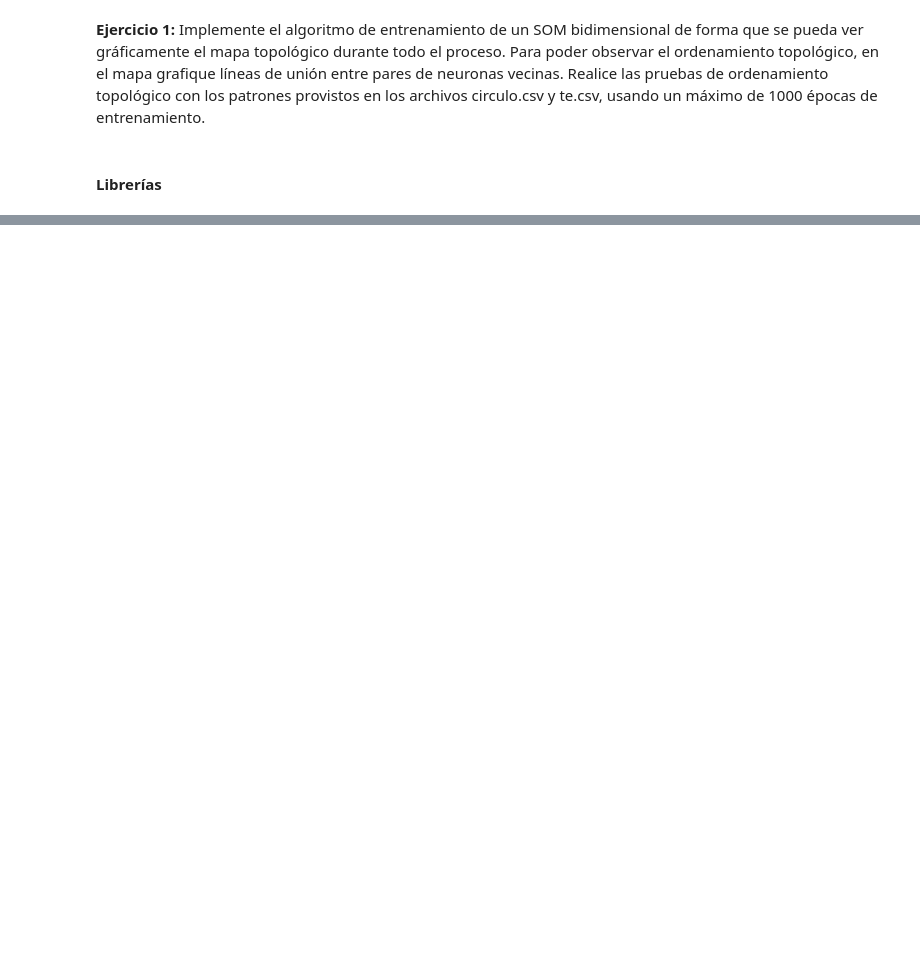
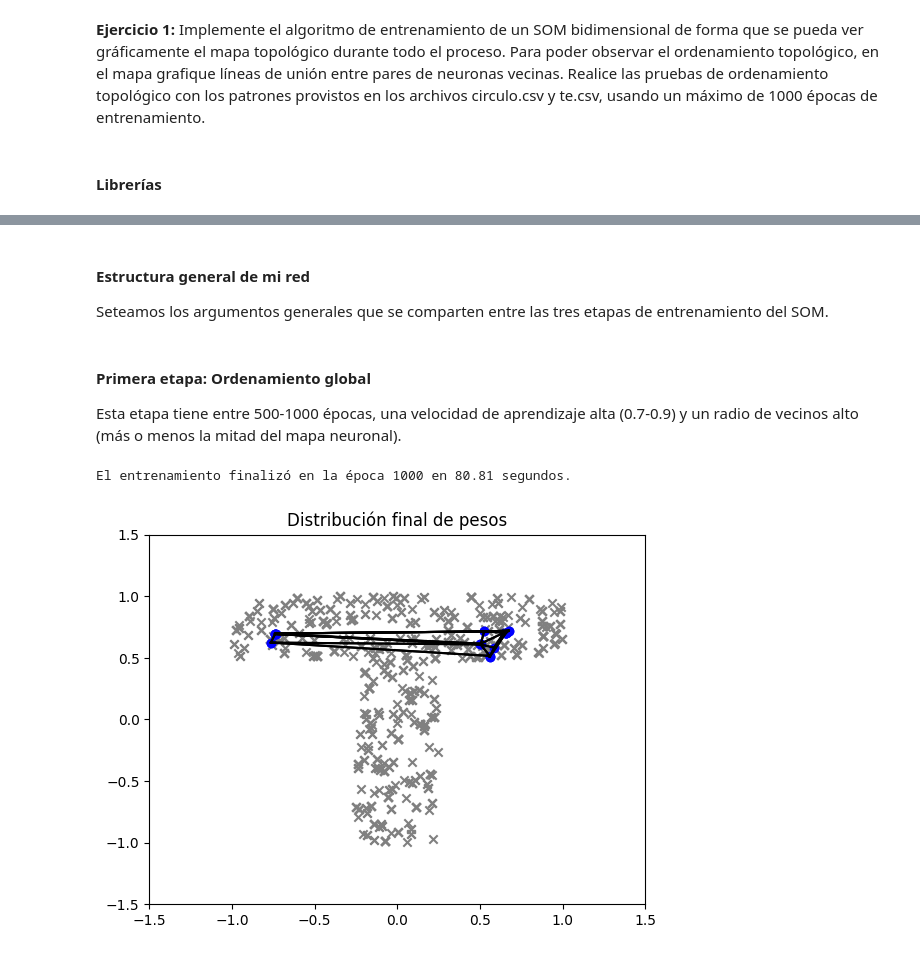
Before and after one commit to sofiaesc/intcomp, a Jupyter notebook: Guia 4/ejercicio1.ipynb, the cells around one changed output, grey strips where cells are left out. Saved outputs shown, nothing was run; the diff lists cells and outputs as text; code cells hidden in the pictures; blank space fills up the shorter version.

```diff
--- a/Guia 4/ejercicio1.ipynb
+++ b/Guia 4/ejercicio1.ipynb
@@ -18,7 +10,0 @@ Además, definimos el radio de vecindad a tener en cuenta con la variable *rv*.
-# %%
-filas = 10                       # Filas de neuronas
-columnas = 10                    # Columnas de neuronas
-v_rv = [5,2,0]                   # Radio de vecindad por etapa
-v_epoca_max = [1000,1000,3000]   # Épocas máximas por etapa
-v_mu = [0.8, 0.1, 0.02]          # Velocidad de aprendizaje por etapa
-tol = 1e-8                       # Tolerancia de error para indicar convergencia
@@ -29,12 +10,0 @@ Otra alternativa para la inicialización de los pesos podría ser escoger al aza
-# %%
-# Entradas desde el archivo .csv:
-inputs = np.loadtxt('./data/circulo.csv',delimiter=',')
-cant_e = len(inputs[0])
-
-# Inicializo al azar los pesos:
-W = np.empty([filas,columnas], dtype=object)
-for i in range(filas):
-    for j in range(columnas):
-        W[i,j] = np.random.rand(cant_e)-0.5
-
-print(W)    # Visualizo estructura de la matriz de vectores de peso.
@@ -145,0 +123,31 @@ plt.show()
+# %% [markdown]
+#### **Estructura general de mi red**
+
+Seteamos los argumentos generales que se comparten entre las tres etapas de entrenamiento del SOM.
+# %%
+filas = 5          # Filas de neuronas
+columnas = 5       # Columnas de neuronas
+tol = 1e-8         # Tolerancia de error para indicar convergencia
+mu_ini = 0.9       # Esta va a ser la velocidad de aprendizaje de la primera etapa y al principio de la segunda etapa
+# %% [markdown]
+#### **Primera etapa: Ordenamiento global**
+
+Esta etapa tiene entre 500-1000 épocas, una velocidad de aprendizaje alta (0.7-0.9) y un radio de vecinos alto (más o menos la mitad del mapa neuronal).
+# %%
+mitad_mapa = math.ceil(max(filas,columnas)/2)
+mu = [mu_ini,mu_ini]                # Velocidad de aprendizaje inicial y final
+rv = [mitad_mapa,mitad_mapa]        # Radio de activación inicial y final
+max_epocas = 1000
+
+inputs = np.loadtxt('./data/te.csv',delimiter=',')      # Entradas desde el archivo .csv
+
+W = np.empty([filas,columnas], dtype=object)
+for i in range(filas):
+    for j in range(columnas):
+        W[i,j] = np.random.rand(len(inputs[0]))-0.5
+
+W = som_train(inputs,W,max_epocas,rv,mu,tol)            # Entrenamiento
+grafica_som(inputs,W)                                   # Gráfica
+# %% [output]
+El entrenamiento finalizó en la época 1000 en 80.81 segundos.
+[figure, added]
```
Also changed, not shown: parts of 15 cells of this notebook.
